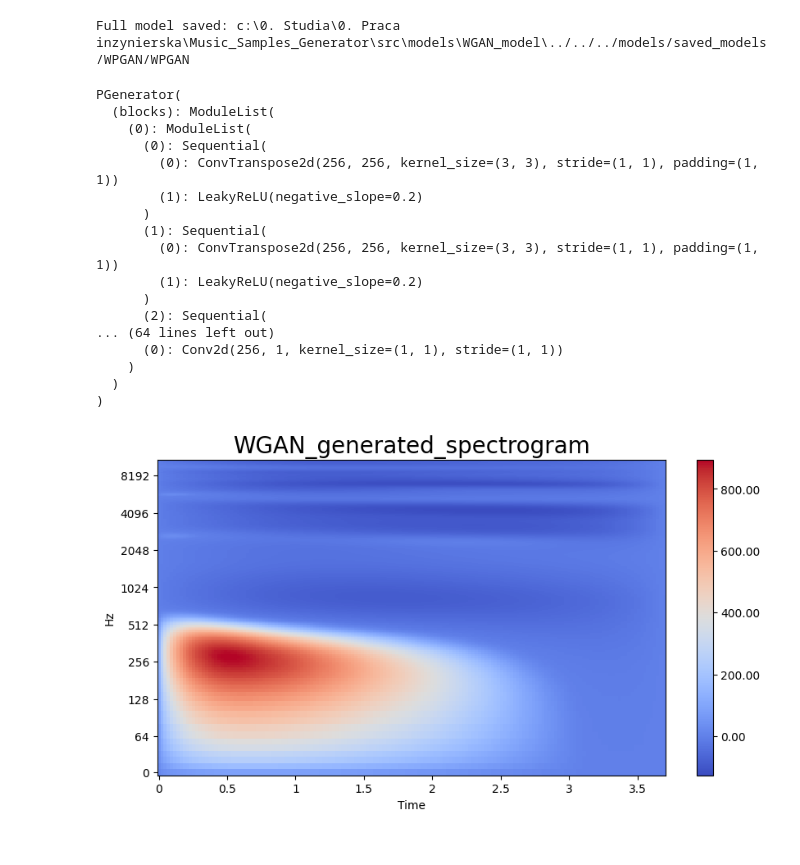
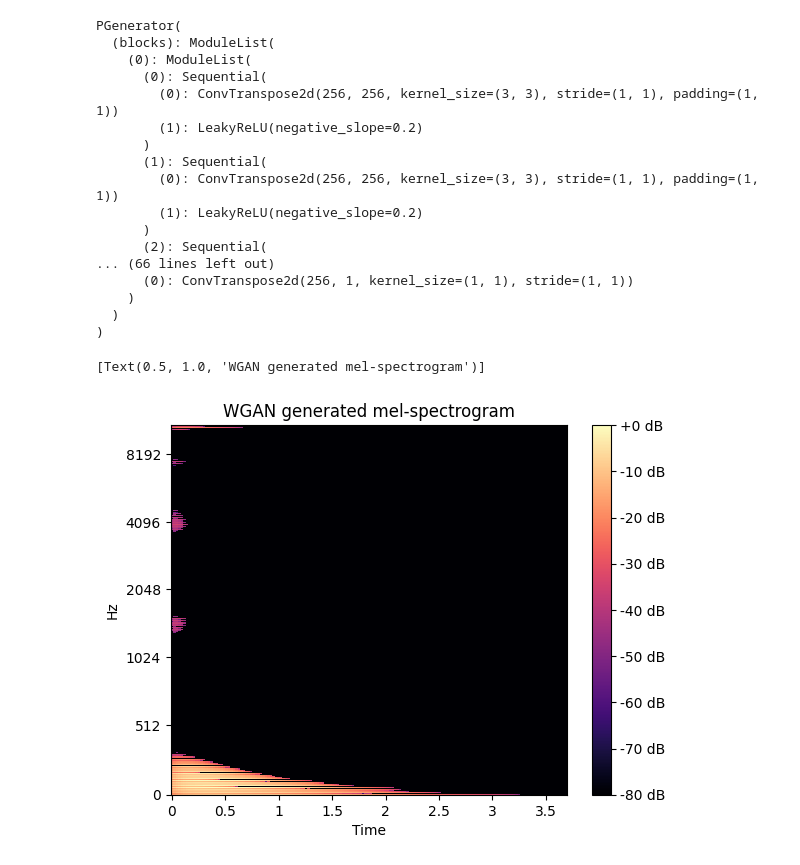
Before and after one commit to Michal2711/MusicSamplesGenerator, a Jupyter notebook: notebooks/8-test_WGAN.ipynb, the cells around one changed output. Drawn from its saved outputs; the diff is of its cells as text; code cells hidden in the pictures.

```diff
--- a/notebooks/8-test_WGAN.ipynb
+++ b/notebooks/8-test_WGAN.ipynb
@@ -49,6 +32,7 @@ Music_WPGAN = WPGAN(
     save_interval=save_interval,
     normalization=normalization,
     mini_batch_normalization=mini_batch_normalization,
+    epsilon_D=epsilon_D,
     gen_type=get_type,
     init_resolution_size=init_resolution_size,
     num_epochs_per_resolution=num_epochs_per_resolution,
@@ -78,13 +73,11 @@ Resolution 5 - Epoch 50/50 - D Loss: 19322088.0 - G Loss: -93148568.0
 Checkpoint saved: c:\0. Studia\0. Praca inzynierska\Music_Samples_Generator\src\models\WGAN_model\checkpoints\PGAN_checkpoint_res5_epoch50.pth
 # %%
-checkpoint_path = "../src/models/WGAN_model/checkpoints/PGAN_checkpoint_res1_epoch4.pth"
-Music_WPGAN.train(dataloader=dataloader, checkpoint_path=checkpoint_path)
+# checkpoint_path = "../src/models/WGAN_model/checkpoints/PGAN_checkpoint_res0_epoch50.pth"
+# Music_WPGAN.train(dataloader=dataloader, checkpoint_path=checkpoint_path)
 # %%
 Music_WPGAN.close_all_writers()
 # %%
-Music_WPGAN.save_full_model("WPGAN")
+# Music_WPGAN.save_full_model("WPGAN")
-# %% [output]
-Full model saved: c:\0. Studia\0. Praca inzynierska\Music_Samples_Generator\src\models\WGAN_model\../../../models/saved_models/WPGAN/WPGAN
 # %%
 Music_WPGAN.generator.eval()
 # %% [output]
@@ -100,8 +93,8 @@ PGenerator(
         (1): LeakyReLU(negative_slope=0.2)
       )
       (2): Sequential(
-... (64 lines left out)
-      (0): Conv2d(256, 1, kernel_size=(1, 1), stride=(1, 1))
+... (66 lines left out)
+      (0): ConvTranspose2d(256, 1, kernel_size=(1, 1), stride=(1, 1))
     )
   )
 )
@@ -111,18 +104,21 @@ generated_spectrogram = Music_WPGAN.generator(z)
 # %%
 spectrogram = generated_spectrogram.cpu().detach().numpy()
 spectrogram = spectrogram.squeeze()
-# %%
-import matplotlib.pyplot as plt
-
-plt.figure(figsize=(10, 5))
-
-img = librosa.display.specshow(spectrogram, x_axis='time', y_axis='log')
-plt.title('WGAN_generated_spectrogram', fontsize=20)
-plt.colorbar(img, format='%0.2f')
-
-plt.show()
-# %% [output]
-[figure, removed]
+# %%
+import matplotlib.pyplot as plt
+import numpy as np
+
+fig, ax = plt.subplots()
+
+S_dB = librosa.power_to_db(spectrogram, ref=np.max)
+img = librosa.display.specshow(S_dB, x_axis='time', y_axis='mel', sr=22050, ax=ax)
+fig.colorbar(img, ax=ax, format='%+2.0f dB')
+ax.set(title='WGAN generated mel-spectrogram')
+
+# plt.show()
+# %% [output]
+[Text(0.5, 1.0, 'WGAN generated mel-spectrogram')]
+[figure, added]
 # %%
 audio = librosa.feature.inverse.mel_to_audio(spectrogram)
 
```
Also changed, not shown: parts of 5 cells of this notebook, 11 other files.
